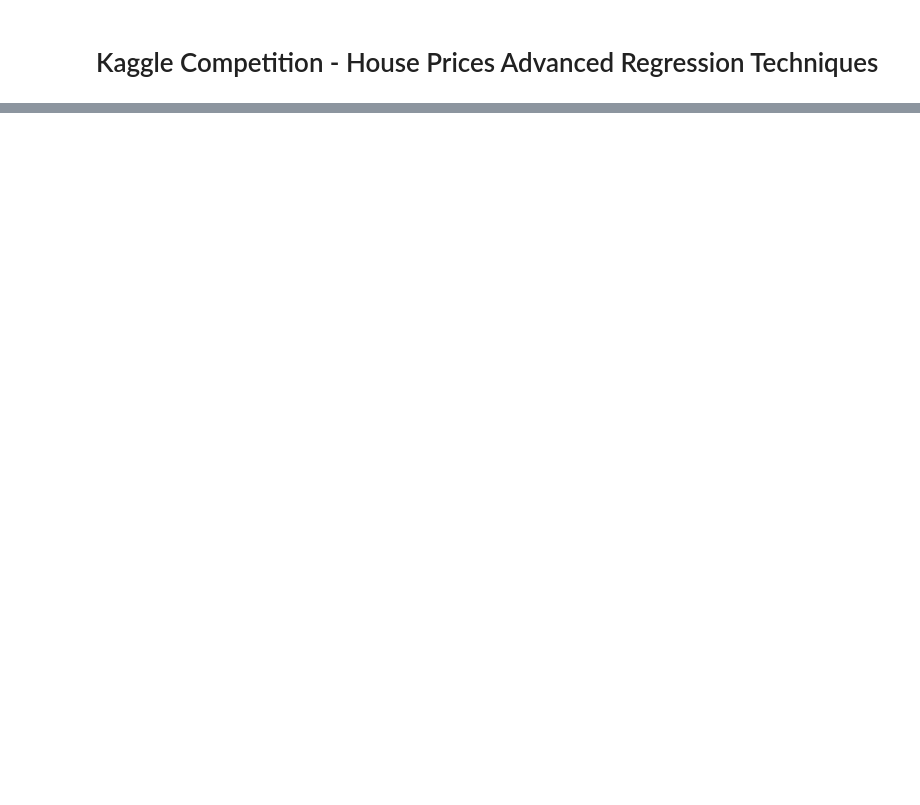
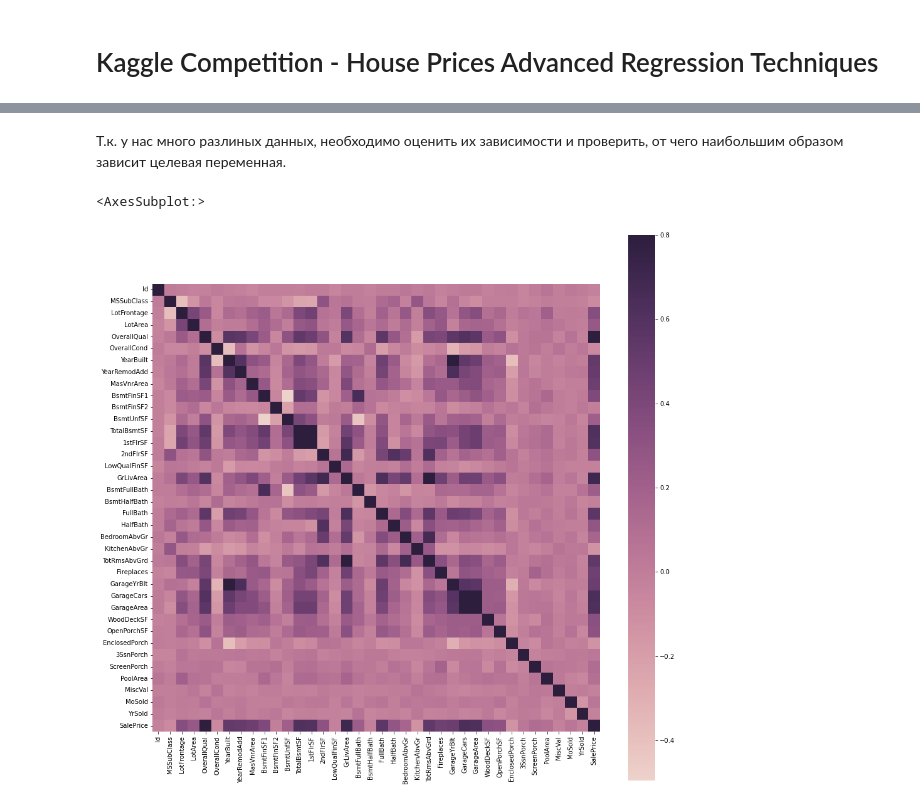
Before and after one commit to TaliyIvanov/Kaggle, a Jupyter notebook: 02.Kaggle Competition - House Prices Advanced Regression Techniques/Kaggle Competition - House Prices Advanced Regression Techniques.ipynb, the cells around one changed output, grey strips where cells are left out. Saved outputs shown, nothing was run; the diff lists cells and outputs as text; code cells hidden in the pictures; blank space fills up the shorter version.

```diff
--- a/02.Kaggle Competition - House Prices Advanced Regression Techniques/Kaggle Competition - House Prices Advanced Regression Techniques.ipynb
+++ b/02.Kaggle Competition - House Prices Advanced Regression Techniques/Kaggle Competition - House Prices Advanced Regression Techniques.ipynb
@@ -274,0 +182,10 @@ df_test.to_csv('Z:\\Programming\\DataSciense\\Kaggle\\02.Kaggle Competition - Ho
+# %% [markdown]
+Т.к. у нас много разлиных данных, необходимо оценить их зависимости и проверить, от чего наибольшим образом зависит целевая переменная.
+# %%
+#correlation matrix
+corrmat = df_train.corr()
+plt.figure(figsize=(16, 16))
+sns.heatmap(corrmat, vmax=.8, square=True, cmap=sns.cubehelix_palette(as_cmap=True))
+# %% [output]
+<AxesSubplot:>
+[figure, added]
```
Also changed, not shown: parts of 65 cells of this notebook, 1 other file.
